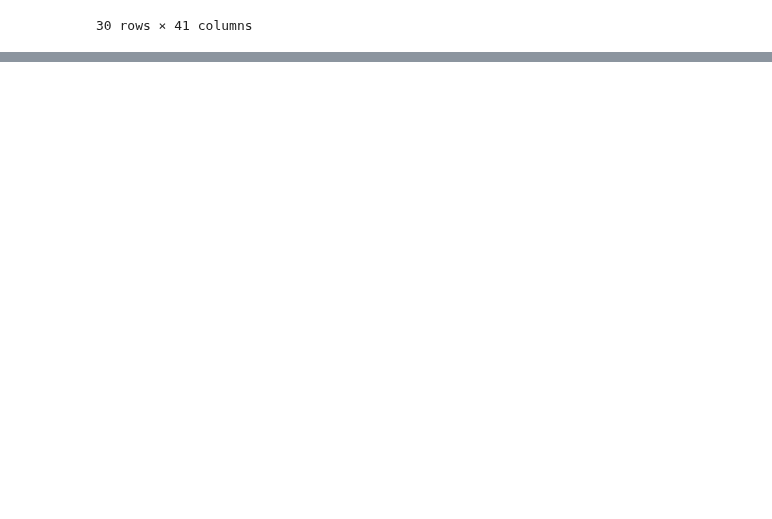
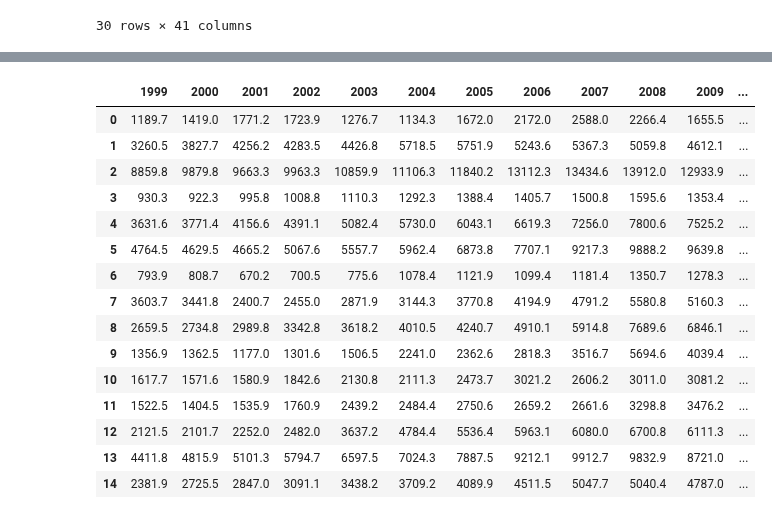
Before and after one commit to bjudson22/Food-Data-Trends, a Jupyter notebook: Analysis.ipynb, the cells around one changed output, grey strips where cells are left out. Drawn from its saved outputs; the diff is of its cells as text; code cells hidden in the pictures; blank space fills up the shorter version.

```diff
--- a/Analysis.ipynb
+++ b/Analysis.ipynb
@@ -81,0 +253,20 @@ front_page_data
+# %%
+front_page_data = pd.read_csv('Alltables.csv')
+front_page_data
+# %% [output]
+|  | 1999 | 2000 | 2001 | 2002 | 2003 | 2004 | 2005 | 2006 | 2007 | 2008 | 2009 | ... |
+| 0 | 1189.7 | 1419.0 | 1771.2 | 1723.9 | 1276.7 | 1134.3 | 1672.0 | 2172.0 | 2588.0 | 2266.4 | 1655.5 | ... |
+| 1 | 3260.5 | 3827.7 | 4256.2 | 4283.5 | 4426.8 | 5718.5 | 5751.9 | 5243.6 | 5367.3 | 5059.8 | 4612.1 | ... |
+| 2 | 8859.8 | 9879.8 | 9663.3 | 9963.3 | 10859.9 | 11106.3 | 11840.2 | 13112.3 | 13434.6 | 13912.0 | 12933.9 | ... |
+| 3 | 930.3 | 922.3 | 995.8 | 1008.8 | 1110.3 | 1292.3 | 1388.4 | 1405.7 | 1500.8 | 1595.6 | 1353.4 | ... |
+| 4 | 3631.6 | 3771.4 | 4156.6 | 4391.1 | 5082.4 | 5730.0 | 6043.1 | 6619.3 | 7256.0 | 7800.6 | 7525.2 | ... |
+| 5 | 4764.5 | 4629.5 | 4665.2 | 5067.6 | 5557.7 | 5962.4 | 6873.8 | 7707.1 | 9217.3 | 9888.2 | 9639.8 | ... |
+| 6 | 793.9 | 808.7 | 670.2 | 700.5 | 775.6 | 1078.4 | 1121.9 | 1099.4 | 1181.4 | 1350.7 | 1278.3 | ... |
+| 7 | 3603.7 | 3441.8 | 2400.7 | 2455.0 | 2871.9 | 3144.3 | 3770.8 | 4194.9 | 4791.2 | 5580.8 | 5160.3 | ... |
+| 8 | 2659.5 | 2734.8 | 2989.8 | 3342.8 | 3618.2 | 4010.5 | 4240.7 | 4910.1 | 5914.8 | 7689.6 | 6846.1 | ... |
+| 9 | 1356.9 | 1362.5 | 1177.0 | 1301.6 | 1506.5 | 2241.0 | 2362.6 | 2818.3 | 3516.7 | 5694.6 | 4039.4 | ... |
+| 10 | 1617.7 | 1571.6 | 1580.9 | 1842.6 | 2130.8 | 2111.3 | 2473.7 | 3021.2 | 2606.2 | 3011.0 | 3081.2 | ... |
+| 11 | 1522.5 | 1404.5 | 1535.9 | 1760.9 | 2439.2 | 2484.4 | 2750.6 | 2659.2 | 2661.6 | 3298.8 | 3476.2 | ... |
+| 12 | 2121.5 | 2101.7 | 2252.0 | 2482.0 | 3637.2 | 4784.4 | 5536.4 | 5963.1 | 6080.0 | 6700.8 | 6111.3 | ... |
+| 13 | 4411.8 | 4815.9 | 5101.3 | 5794.7 | 6597.5 | 7024.3 | 7887.5 | 9212.1 | 9912.7 | 9832.9 | 8721.0 | ... |
+| 14 | 2381.9 | 2725.5 | 2847.0 | 3091.1 | 3438.2 | 3709.2 | 4089.9 | 4511.5 | 5047.7 | 5040.4 | 4787.0 | ... |
```
Also changed, not shown: parts of 52 cells of this notebook.
